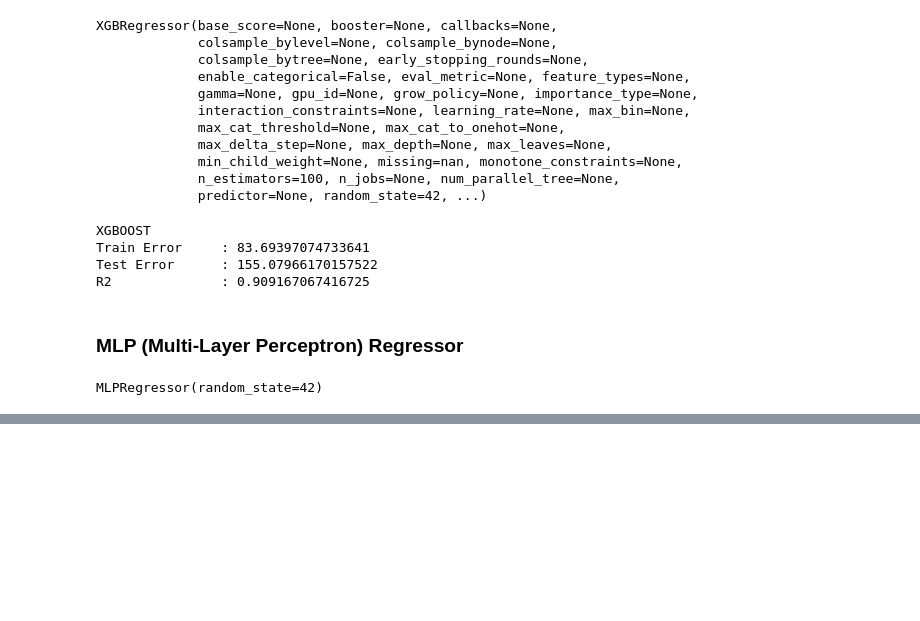
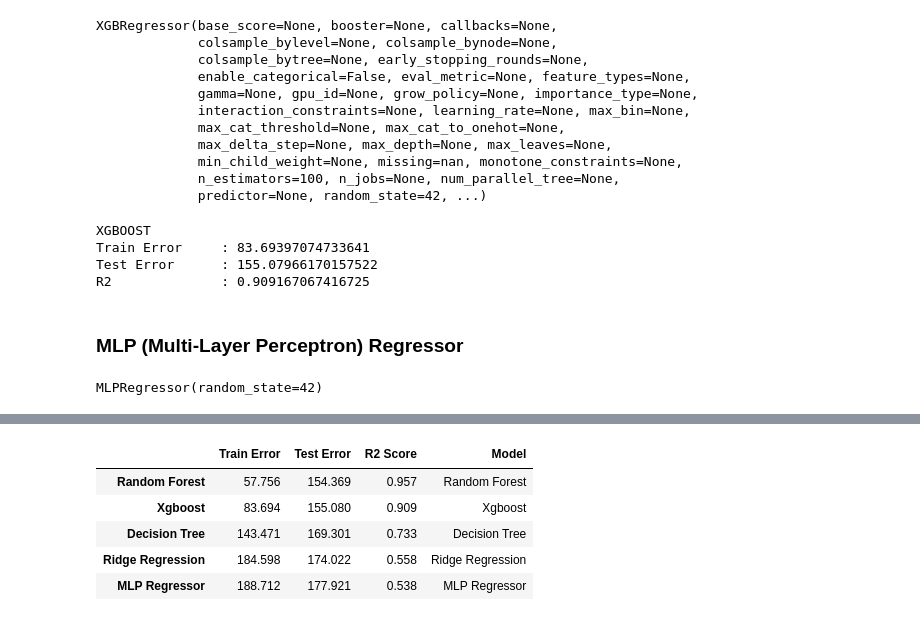
Before and after one commit to tugceturkkal/Data-Projects, a Jupyter notebook: Predicting Price.ipynb, the cells around one changed output, grey strips where cells are left out. Drawn from its saved outputs; the diff is of its cells as text; code cells hidden in the pictures; blank space fills up the shorter version.

```diff
--- a/Predicting Price.ipynb
+++ b/Predicting Price.ipynb
@@ -478,0 +525,11 @@ model_comparison
+# %%
+# Highest R Squared
+
+model_comparison.sort_values(by = 'R2 Score', ascending = False)
+# %% [output]
+|  | Train Error | Test Error | R2 Score | Model |
+| Random Forest | 57.756 | 154.369 | 0.957 | Random Forest |
+| Xgboost | 83.694 | 155.080 | 0.909 | Xgboost |
+| Decision Tree | 143.471 | 169.301 | 0.733 | Decision Tree |
+| Ridge Regression | 184.598 | 174.022 | 0.558 | Ridge Regression |
+| MLP Regressor | 188.712 | 177.921 | 0.538 | MLP Regressor |
```
Also changed, not shown: parts of 19 cells of this notebook.
